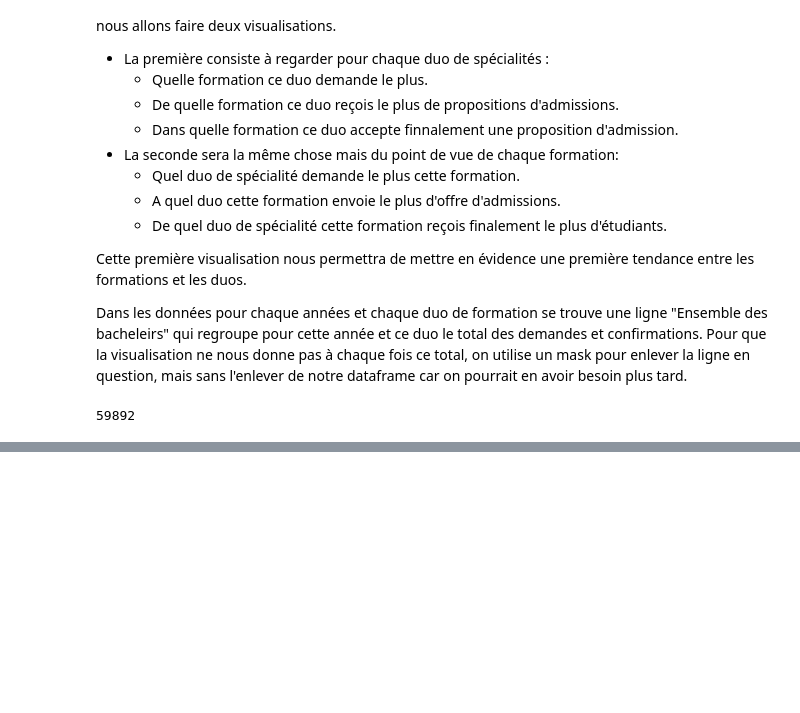
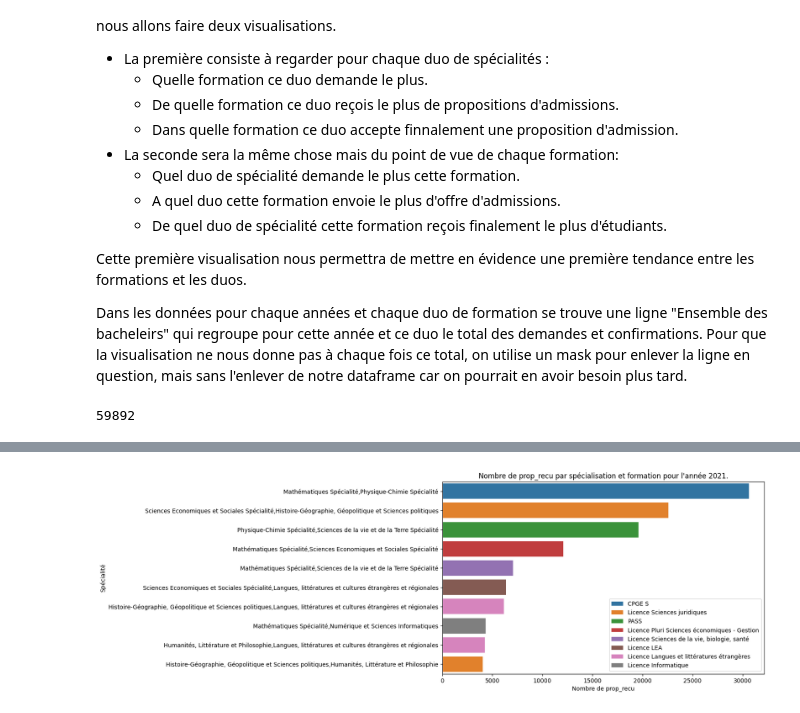
Before and after one commit to vraus/Projet_FDD, a Jupyter notebook: main.ipynb, the cells around one changed output, grey strips where cells are left out. Cells and saved outputs as stored; diff of their text form; code cells hidden in the pictures; blank space fills up the shorter version.

```diff
--- a/main.ipynb
+++ b/main.ipynb
@@ -169,0 +186,4 @@ TypeError: unhashable type: 'Series'
+# %%
+get_graph_by_year_column(2021, "prop_recu")
+# %% [output]
+[figure, added]
```
Also changed, not shown: parts of 12 cells of this notebook.
